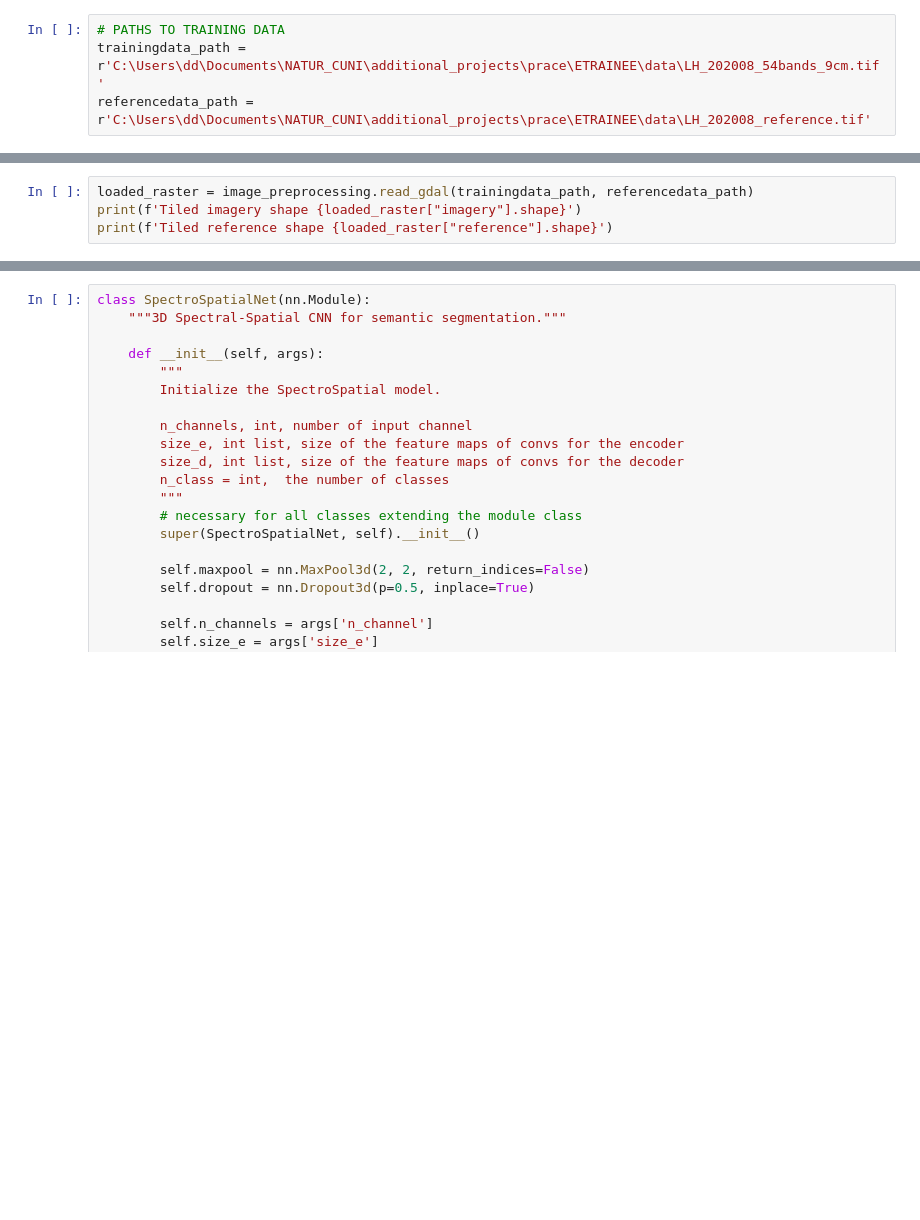
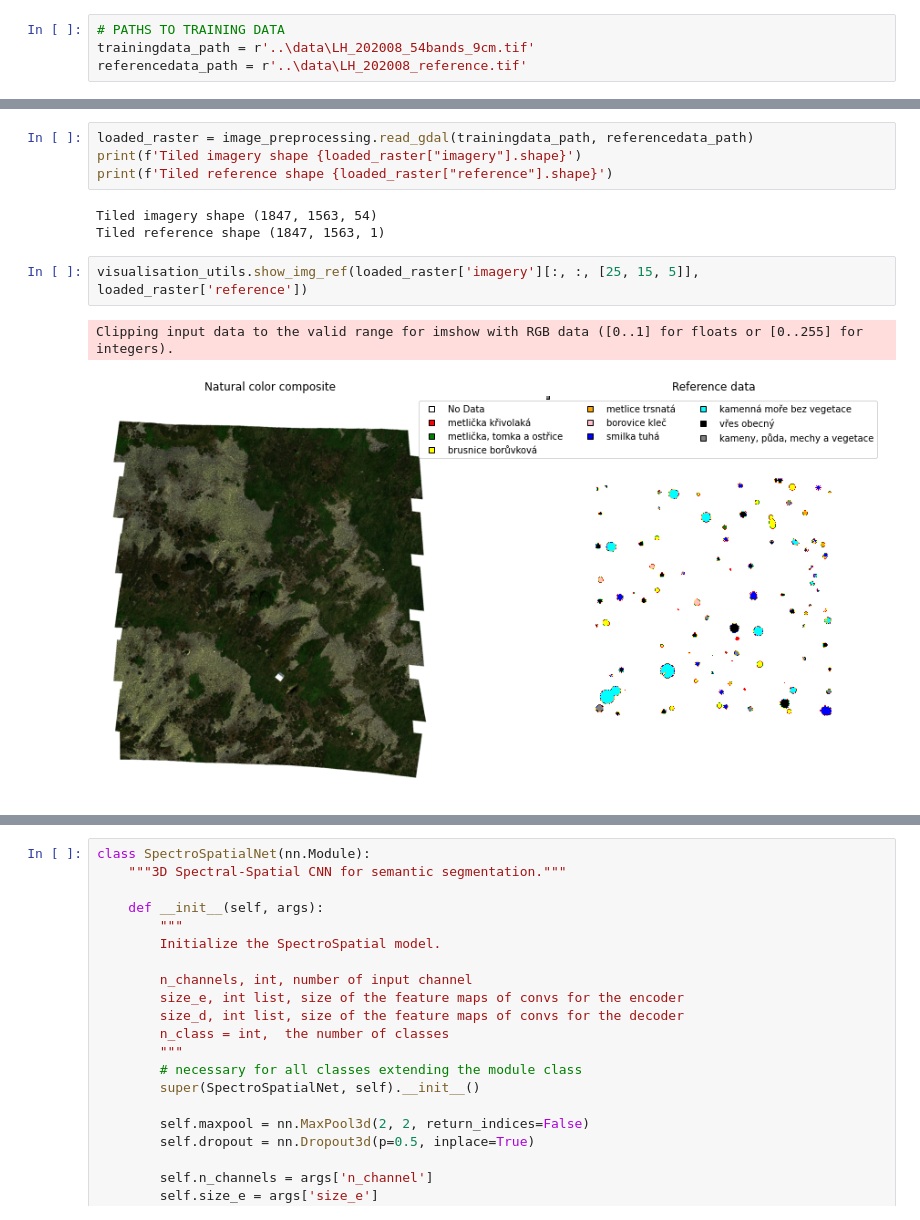
Before and after one commit to jakub-dvorak-geo/ETRAINEE-ClassifierComparison, a Jupyter notebook: 3D_CNN_training_application.ipynb, the cells around one changed output, grey strips where cells are left out. Saved outputs shown, nothing was run; the diff lists cells and outputs as text; blank space fills up the shorter version.

```diff
--- a/3D_CNN_training_application.ipynb
+++ b/3D_CNN_training_application.ipynb
@@ -23,4 +48,4 @@ np.set_printoptions(precision=2, suppress=True)  # Array print precision
 # %%
 # PATHS TO TRAINING DATA
-trainingdata_path = r'C:\Users\dd\Documents\NATUR_CUNI\additional_projects\prace\ETRAINEE\data\LH_202008_54bands_9cm.tif'
-referencedata_path = r'C:\Users\dd\Documents\NATUR_CUNI\additional_projects\prace\ETRAINEE\data\LH_202008_reference.tif'
+trainingdata_path = r'..\data\LH_202008_54bands_9cm.tif'
+referencedata_path = r'..\data\LH_202008_reference.tif'
@@ -28,3 +60,11 @@ referencedata_path = r'C:\Users\dd\Documents\NATUR_CUNI\additional_projects\prac
 loaded_raster = image_preprocessing.read_gdal(trainingdata_path, referencedata_path)
 print(f'Tiled imagery shape {loaded_raster["imagery"].shape}')
 print(f'Tiled reference shape {loaded_raster["reference"].shape}')
+# %% [output]
+Tiled imagery shape (1847, 1563, 54)
+Tiled reference shape (1847, 1563, 1)
+# %%
+visualisation_utils.show_img_ref(loaded_raster['imagery'][:, :, [25, 15, 5]], loaded_raster['reference'])
+# %% [output]
+Clipping input data to the valid range for imshow with RGB data ([0..1] for floats or [0..255] for integers).
+[figure, added]
```
Also changed, not shown: parts of 39 cells of this notebook, 5 other files.
